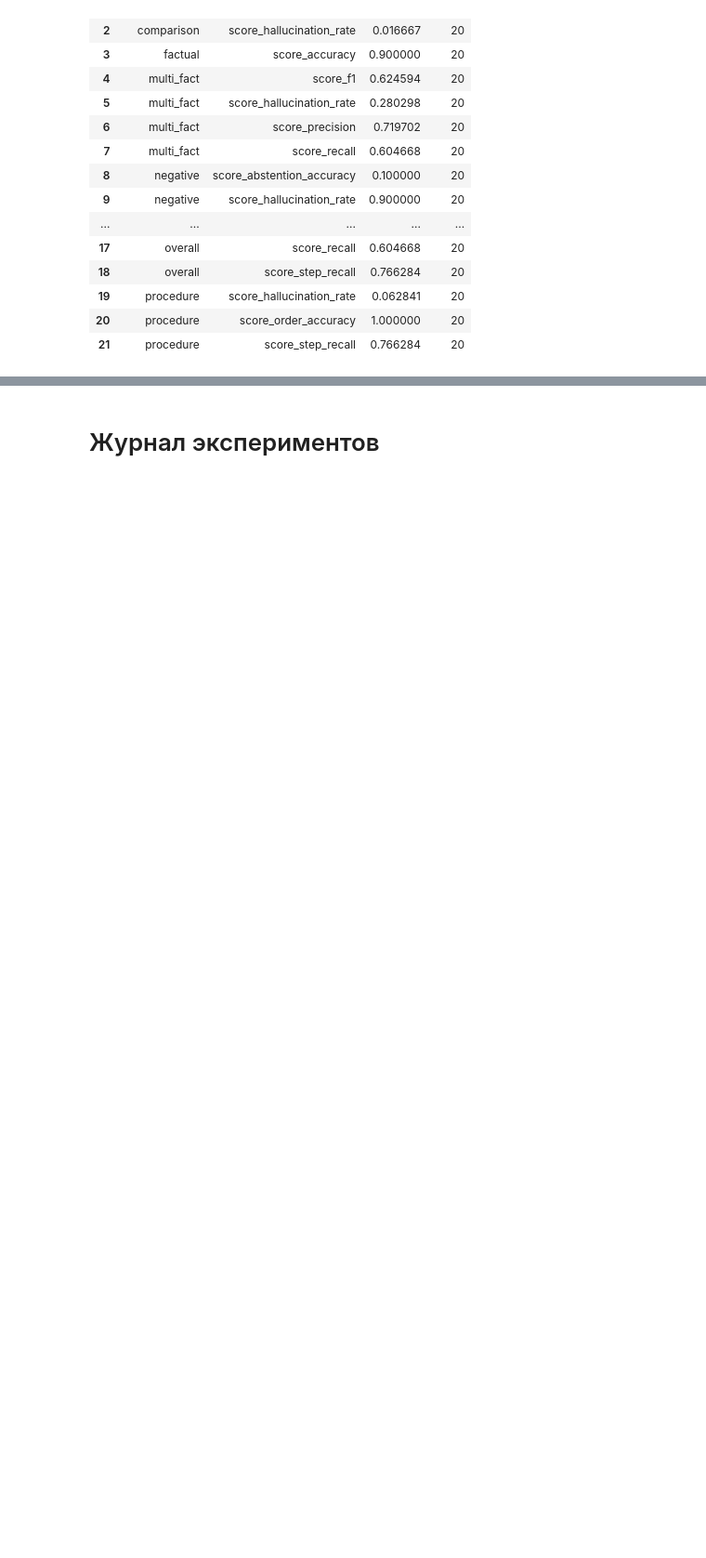
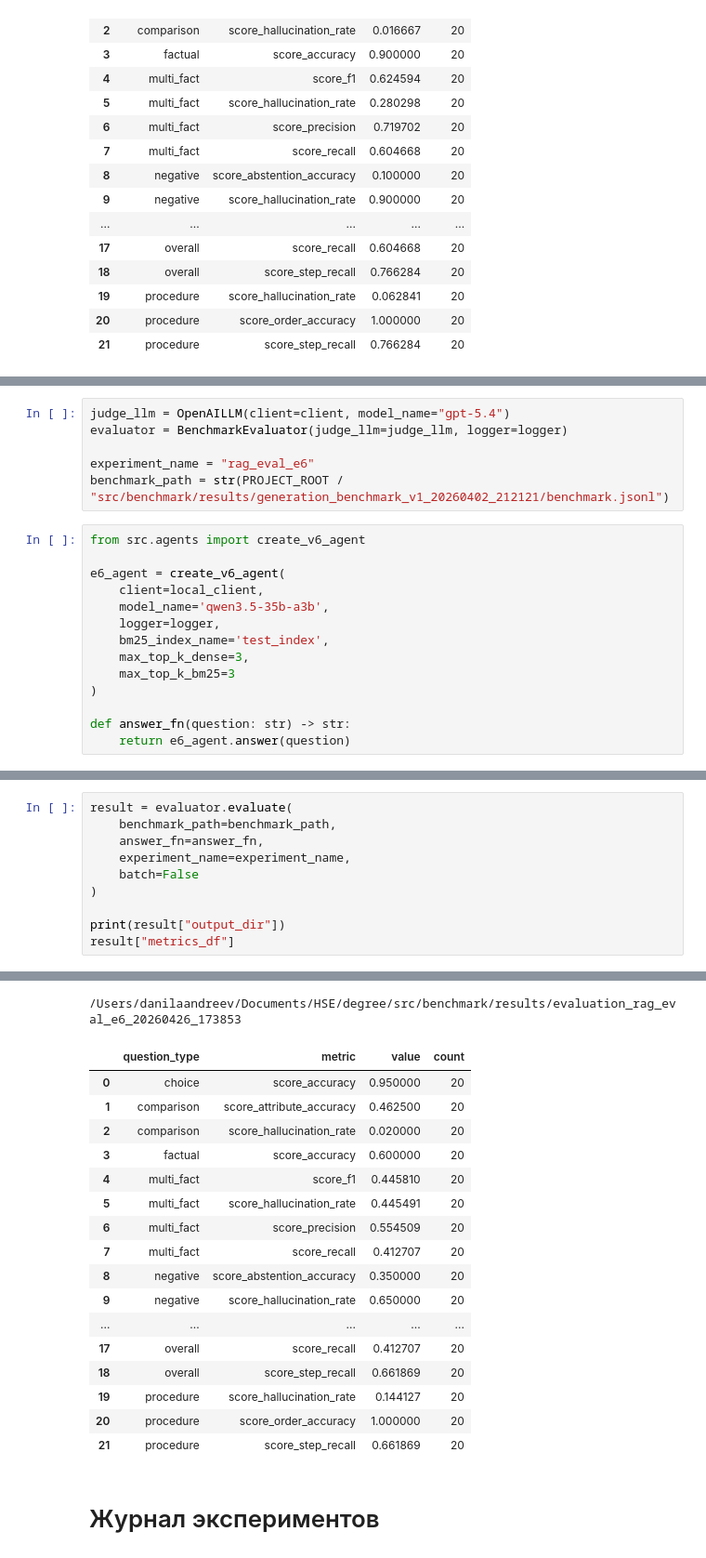
Before and after one commit to d4niluck/degree, a Jupyter notebook: src/benchmark/notebooks/evaluate_benchmark.ipynb, the cells around one changed output, grey strips where cells are left out. Shown at 93% size. Cells and saved outputs as stored; diff of their text form; blank space fills up the shorter version.

Commit message:
main experiments end

```diff
--- a/src/benchmark/notebooks/evaluate_benchmark.ipynb
+++ b/src/benchmark/notebooks/evaluate_benchmark.ipynb
@@ -510,0 +523,20 @@ Next steps:
+# %%
+judge_llm = OpenAILLM(client=client, model_name="gpt-5.4")
+evaluator = BenchmarkEvaluator(judge_llm=judge_llm, logger=logger)
+
+experiment_name = "rag_eval_e6"
+benchmark_path = str(PROJECT_ROOT / "src/benchmark/results/generation_benchmark_v1_20260402_212121/benchmark.jsonl")
+# %%
+from src.agents import create_v6_agent
+
+e6_agent = create_v6_agent(
+    client=local_client,
+    model_name='qwen3.5-35b-a3b',
+    logger=logger,
+    bm25_index_name='test_index',
+    max_top_k_dense=3,
+    max_top_k_bm25=3
+)
+
+def answer_fn(question: str) -> str:
+    return e6_agent.answer(question)
@@ -510,0 +549,11 @@ Next steps:
+# %%
+result = evaluator.evaluate(
+    benchmark_path=benchmark_path,
+    answer_fn=answer_fn,
+    experiment_name=experiment_name,
+    batch=False
+)
+
+print(result["output_dir"])
+result["metrics_df"]
+# %% [output]
@@ -511,3 +577,21 @@ Next steps:
+/Users/danilaandreev/Documents/HSE/degree/src/benchmark/results/evaluation_rag_eval_e6_20260426_173853
+|  | question_type | metric | value | count |
+| 0 | choice | score_accuracy | 0.950000 | 20 |
+| 1 | comparison | score_attribute_accuracy | 0.462500 | 20 |
+| 2 | comparison | score_hallucination_rate | 0.020000 | 20 |
+| 3 | factual | score_accuracy | 0.600000 | 20 |
+| 4 | multi_fact | score_f1 | 0.445810 | 20 |
+| 5 | multi_fact | score_hallucination_rate | 0.445491 | 20 |
+| 6 | multi_fact | score_precision | 0.554509 | 20 |
+| 7 | multi_fact | score_recall | 0.412707 | 20 |
+| 8 | negative | score_abstention_accuracy | 0.350000 | 20 |
+| 9 | negative | score_hallucination_rate | 0.650000 | 20 |
+| ... | ... | ... | ... | ... |
+| 17 | overall | score_recall | 0.412707 | 20 |
+| 18 | overall | score_step_recall | 0.661869 | 20 |
+| 19 | procedure | score_hallucination_rate | 0.144127 | 20 |
+| 20 | procedure | score_order_accuracy | 1.000000 | 20 |
+| 21 | procedure | score_step_recall | 0.661869 | 20 |
 # %% [markdown]
 # Журнал экспериментов
 # %% [markdown]
```
Also changed, not shown: parts of 16 cells of this notebook, 8 other files.
